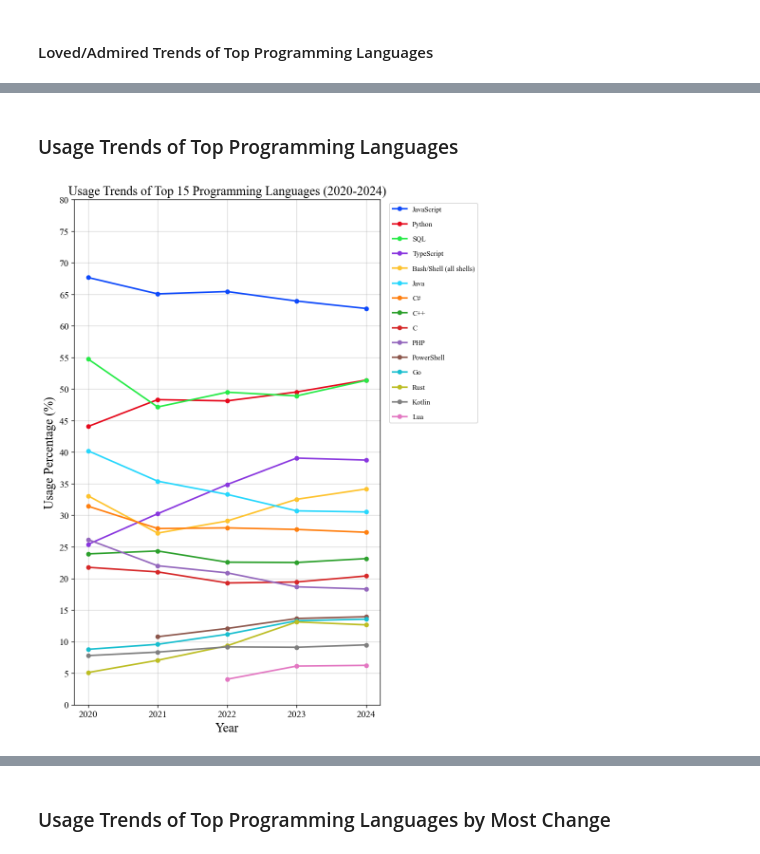
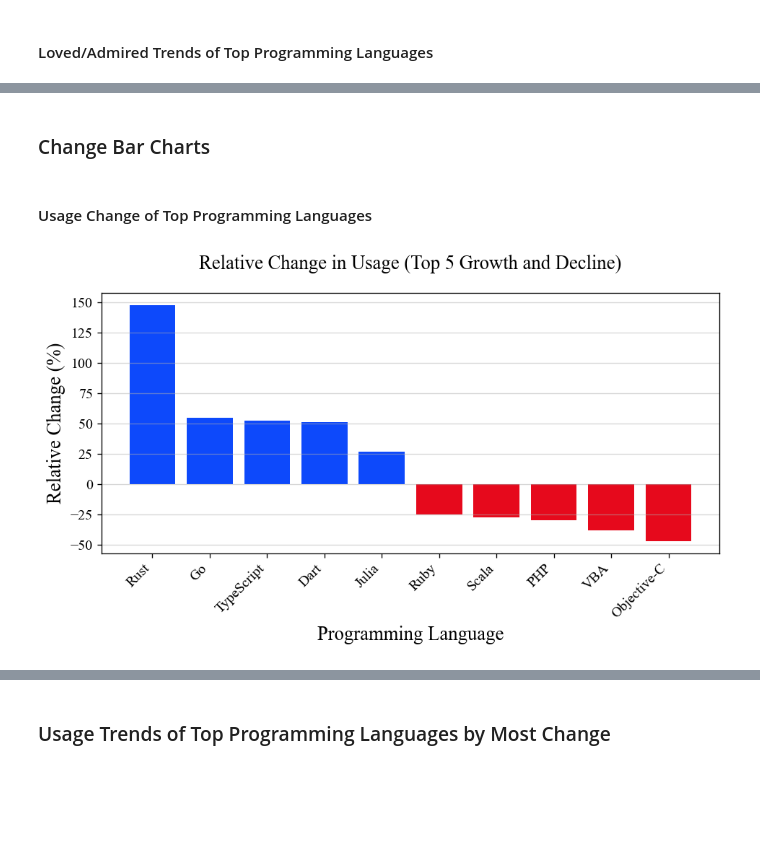
Before and after one commit to devinlin89/SO-language-trends-2020-2024, a Jupyter notebook: notebooks/analysis.ipynb, the cells around one changed output, grey strips where cells are left out. Cells and saved outputs as stored; diff of their text form; code cells hidden in the pictures; blank space fills up the shorter version.

Commit message:
Added bar charts

```diff
--- a/notebooks/analysis.ipynb
+++ b/notebooks/analysis.ipynb
@@ -631,2 +628,0 @@ plotting.plot_line_chart_top_languages_trends(
-# %% [markdown]
-### Usage Trends of Top Programming Languages
@@ -639,30 +629,12 @@ top_15_languages_by_usage = (
-# %%
-plt.figure(figsize=(8, 10))
-
-for _, row in top_15_languages_by_usage.iterrows():
-    plt.plot(
-        YEARS,
-        row[YEARS],
-        marker="o",
-        linewidth=2,
-        label=row["Language"]
-    )
-
-plt.xlabel("Year")
-plt.ylabel("Usage Percentage (%)")
-plt.title("Usage Trends of Top 15 Programming Languages (2020-2024)")
-
-plt.xticks(YEARS)
-plt.yticks(range(0, 81, 5))
-
-plt.legend(
-    bbox_to_anchor=(1.02, 1),
-    loc="upper left",
-    fontsize=9
-)
-
-plt.grid(True)
-plt.tight_layout()
-plt.show()
-# %% [output]
-[figure, removed]
+# %% [markdown]
+### Change Bar Charts
+# %% [markdown]
+#### Usage Change of Top Programming Languages
+# %%
+plotting.plot_relative_growth_bar_chart(
+    usage_measures_df,
+    metric_name="Usage",
+    top_n=5
+)
+# %% [output]
+[figure, added]
```
Also changed, not shown: parts of 15 cells of this notebook, 2 other files.
